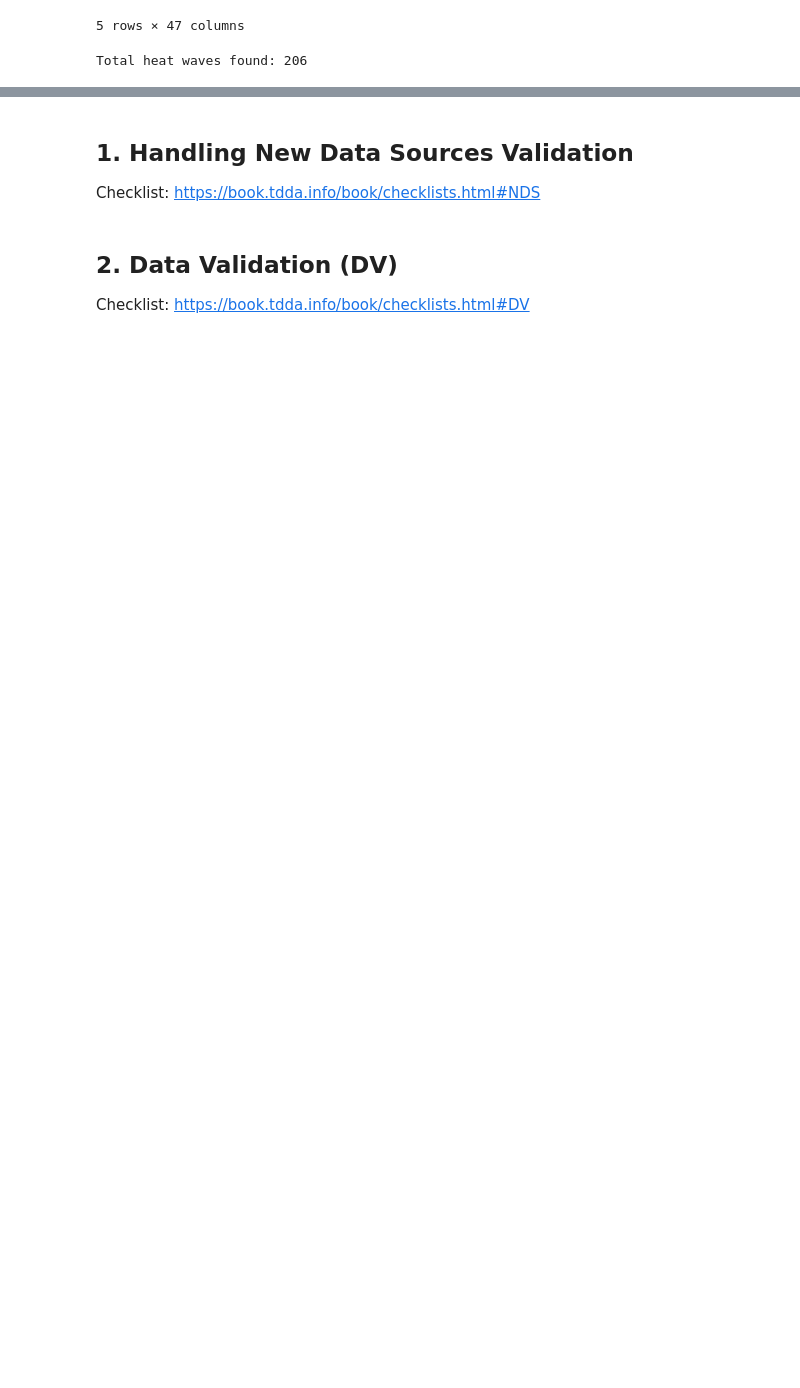
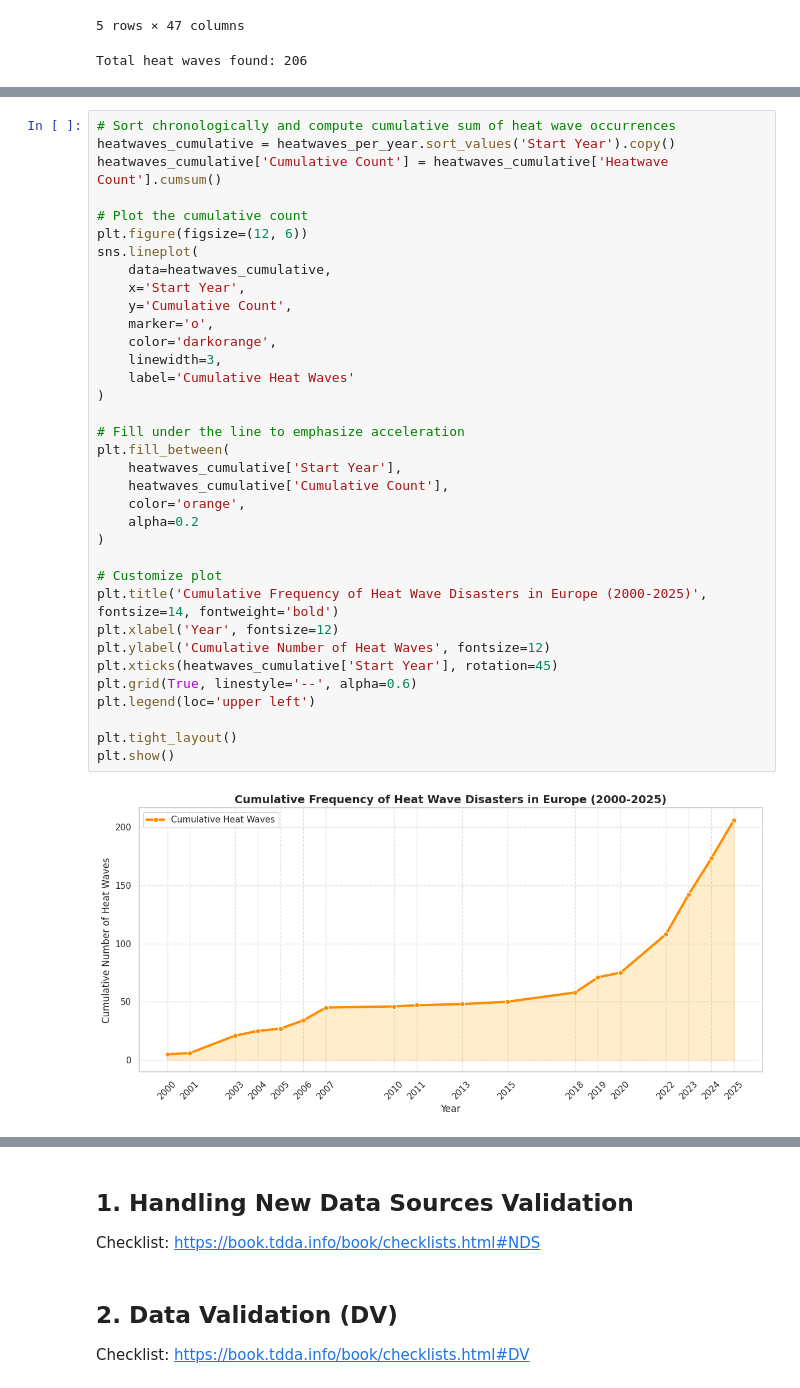
Before and after one commit to mjduarterosa/tdda-tutorial_emdat, a Jupyter notebook: notebooks/tdd_tutorial_EMDAT.ipynb, the cells around one changed output, grey strips where cells are left out. Drawn from its saved outputs; the diff is of its cells as text; blank space fills up the shorter version.

```diff
--- a/notebooks/tdd_tutorial_EMDAT.ipynb
+++ b/notebooks/tdd_tutorial_EMDAT.ipynb
@@ -170,0 +168,37 @@ AttributeError: Rectangle.set() got an unexpected keyword argument 'marker'
+# %%
+# Sort chronologically and compute cumulative sum of heat wave occurrences
+heatwaves_cumulative = heatwaves_per_year.sort_values('Start Year').copy()
+heatwaves_cumulative['Cumulative Count'] = heatwaves_cumulative['Heatwave Count'].cumsum()
+
+# Plot the cumulative count
+plt.figure(figsize=(12, 6))
+sns.lineplot(
+    data=heatwaves_cumulative,
+    x='Start Year',
+    y='Cumulative Count',
+    marker='o',
+    color='darkorange',
+    linewidth=3,
+    label='Cumulative Heat Waves'
+)
+
+# Fill under the line to emphasize acceleration
+plt.fill_between(
+    heatwaves_cumulative['Start Year'],
+    heatwaves_cumulative['Cumulative Count'],
+    color='orange',
+    alpha=0.2
+)
+
+# Customize plot
+plt.title('Cumulative Frequency of Heat Wave Disasters in Europe (2000-2025)', fontsize=14, fontweight='bold')
+plt.xlabel('Year', fontsize=12)
+plt.ylabel('Cumulative Number of Heat Waves', fontsize=12)
+plt.xticks(heatwaves_cumulative['Start Year'], rotation=45)
+plt.grid(True, linestyle='--', alpha=0.6)
+plt.legend(loc='upper left')
+
+plt.tight_layout()
+plt.show()
+# %% [output]
+[figure, added]
```
Also changed, not shown: parts of 8 cells of this notebook.
